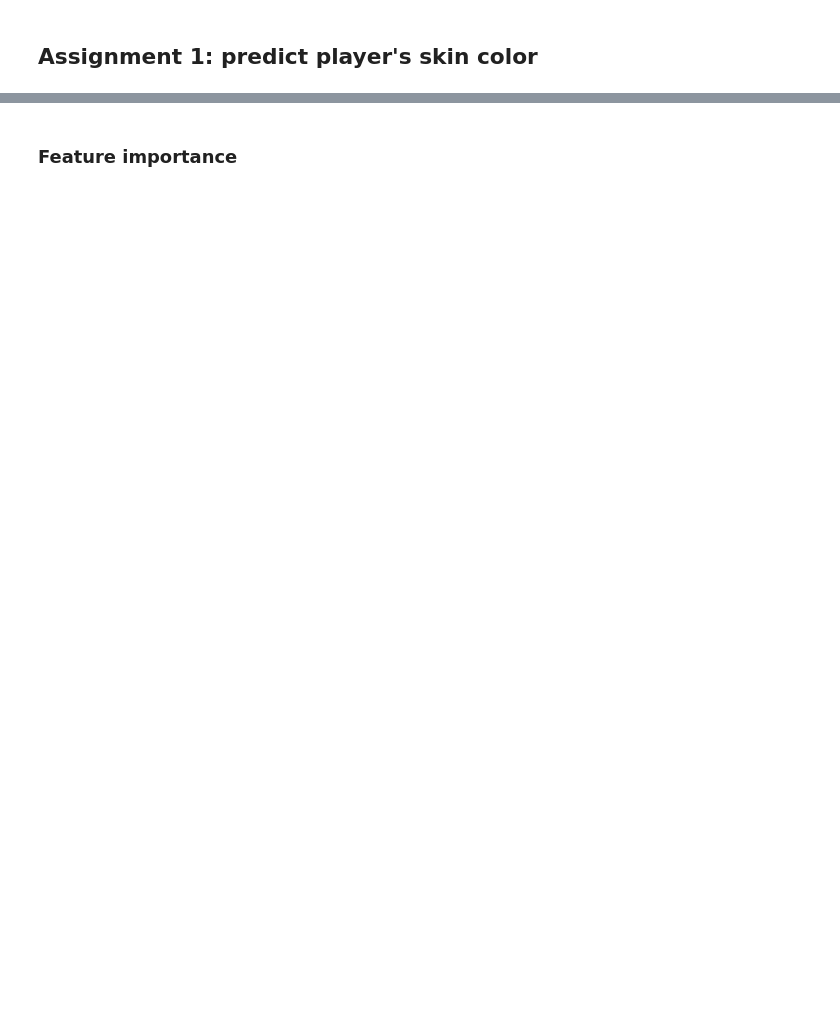
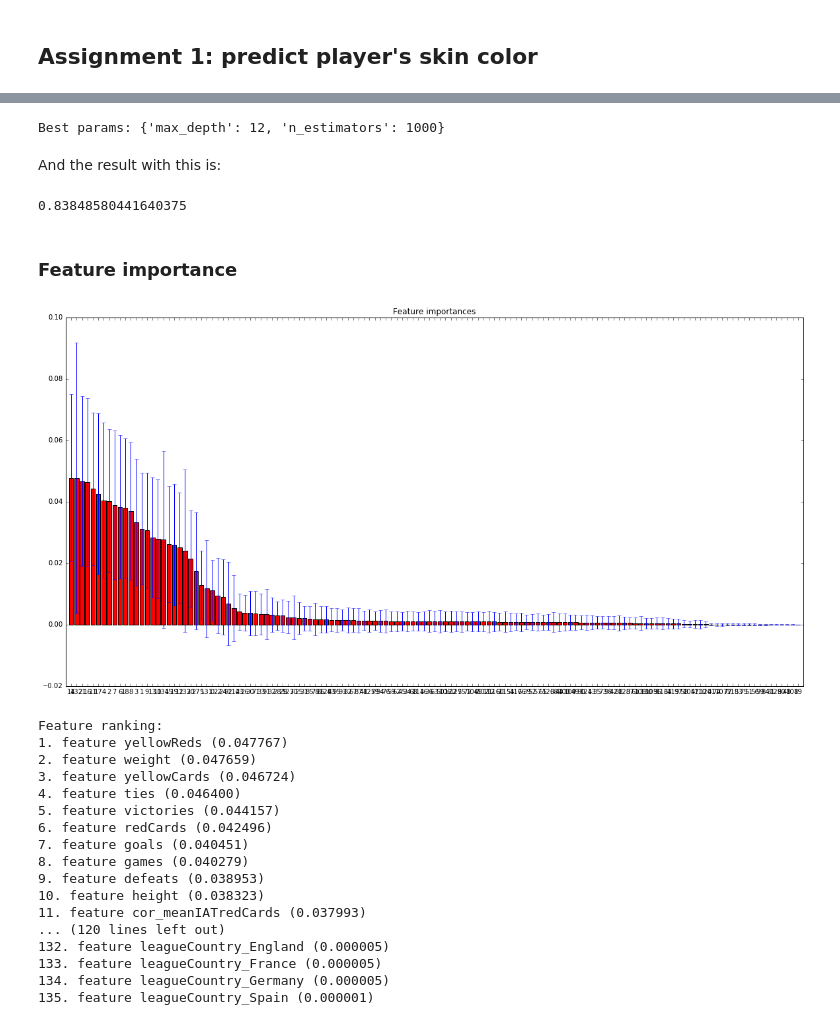
Before and after one commit to cipri-tom/Homework, a Jupyter notebook: 04 - Applied ML/handler.ipynb, the cells around one changed output, grey strips where cells are left out. Cells and saved outputs as stored; diff of their text form; code cells hidden in the pictures; blank space fills up the shorter version.

```diff
--- a/04 - Applied ML/handler.ipynb
+++ b/04 - Applied ML/handler.ipynb
@@ -276,0 +335,2 @@ cross_val_score(clf, X, Y, scoring='accuracy', cv=4)
+# %%
+clsf.set_params(class_weight='balanced')
@@ -276,0 +345,4 @@ cross_val_score(clf, X, Y, scoring='accuracy', cv=4)
+# %%
+clsf.fit(x_tr, y_tr)
+print("Test set accuracy:" , clsf.score(x_te, y_te))
+print("Train set accuracy:", clsf.score(x_tr, y_tr))
@@ -277,22 +396,58 @@ cross_val_score(clf, X, Y, scoring='accuracy', cv=4)
+# %%
+from sklearn.model_selection import GridSearchCV
+clsf.set_params(class_weight='balanced')
+tuned_params = {'n_estimators': [50, 500, 1000], 'max_depth':np.arange(3, 15, 3)}
+cv_clsf = GridSearchCV(clsf, tuned_params, cv=5, scoring='accuracy', n_jobs=6)
+cv_clsf.fit(X, Y)
+print("Best params:", cv_clsf.best_params_)
+# %% [output]
+Best params: {'max_depth': 12, 'n_estimators': 1000}
+# %% [markdown]
+And the result with this is:
+# %%
+cv_clsf.cv_results_['mean_test_score'][cv_clsf.best_index_]
+# %% [output]
+0.83848580441640375
+# %%
+clsf = cv_clsf.best_estimator_
 # %% [markdown]
 ### Feature importance
 # %%
-importances = clf.feature_importances_
-std = np.std([clf.feature_importances_ for tree in clf.estimators_],
+importances = clsf.feature_importances_
+std = np.std([tree.feature_importances_ for tree in clsf.estimators_],
              axis=0)
 indices = np.argsort(importances)[::-1]
 
-# Print the feature ranking
-print("Feature ranking:")
-
-for f in range(X.shape[1]):
-    print("%d. feature %s (%f)" % (f + 1,  players.columns[f], importances[indices[f]]))
-
 # Plot the feature importances of the forest
-plt.figure()
+plt.figure(figsize=(20,10))
 plt.title("Feature importances")
 plt.bar(range(X.shape[1]), importances[indices],
        color="r", yerr=std[indices], align="center")
 plt.xticks(range(X.shape[1]), indices)
 plt.xlim([-1, X.shape[1]])
 plt.show()
+
+# Print the feature ranking
+print("Feature ranking:")
+
+for f in range(X.shape[1]):
+    print("%d. feature %s (%f)" % (f + 1,  players_wcats.columns[f], importances[indices[f]]))
+# %% [output]
+[figure, added]
+Feature ranking:
+1. feature yellowReds (0.047767)
+2. feature weight (0.047659)
+3. feature yellowCards (0.046724)
+4. feature ties (0.046400)
+5. feature victories (0.044157)
+6. feature redCards (0.042496)
+7. feature goals (0.040451)
+8. feature games (0.040279)
+9. feature defeats (0.038953)
+10. feature height (0.038323)
+11. feature cor_meanIATredCards (0.037993)
+... (120 lines left out)
+132. feature leagueCountry_England (0.000005)
+133. feature leagueCountry_France (0.000005)
+134. feature leagueCountry_Germany (0.000005)
+135. feature leagueCountry_Spain (0.000001)
```
Also changed, not shown: parts of 36 cells of this notebook.
